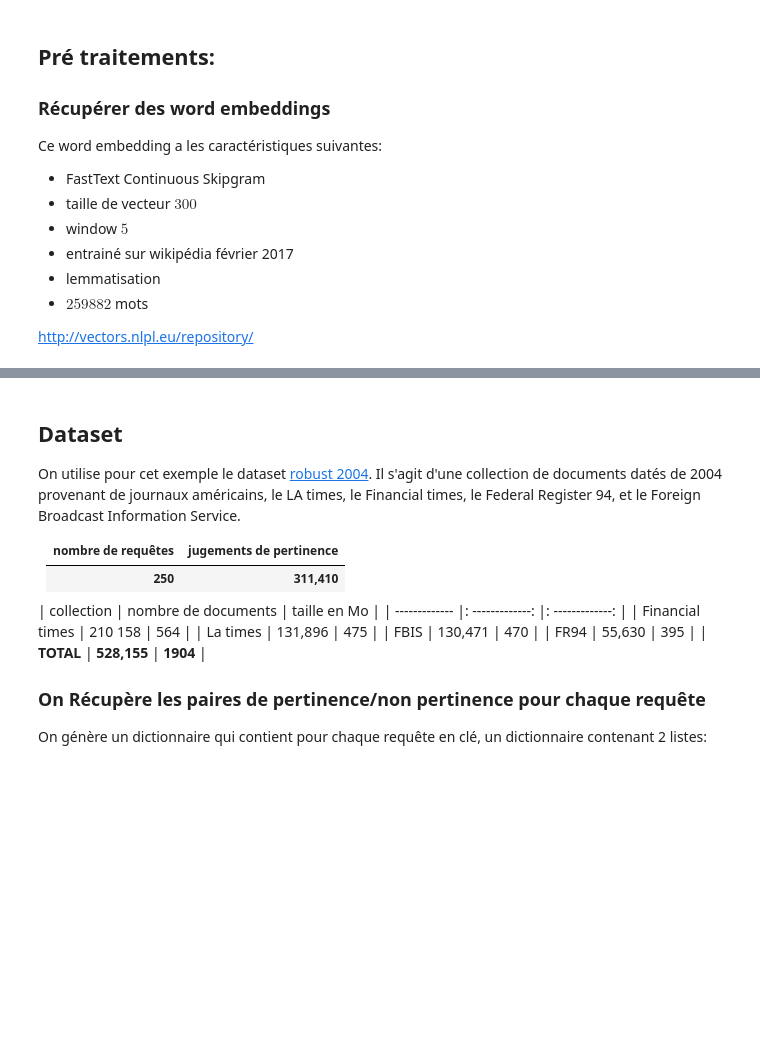
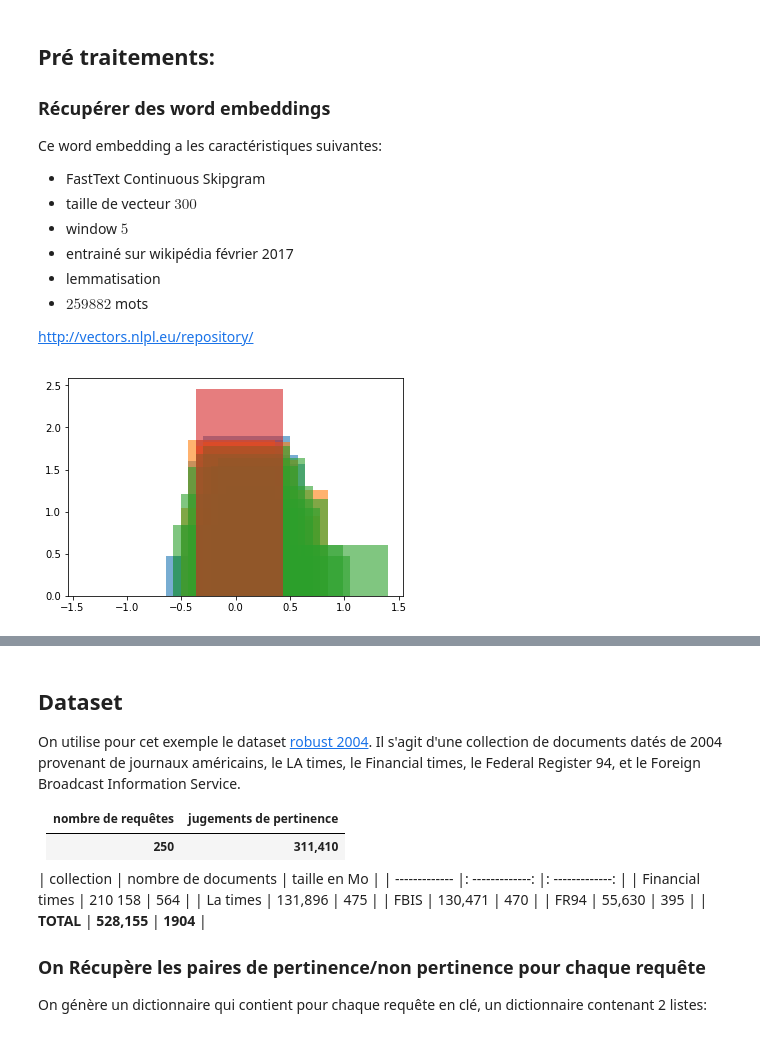
Before and after one commit to ismaelbonneau/semantic_deep_neuralIR, a Jupyter notebook: DRMM.ipynb, the cells around one changed output, grey strips where cells are left out. Drawn from its saved outputs; the diff is of its cells as text; code cells hidden in the pictures; blank space fills up the shorter version.

```diff
--- a/DRMM.ipynb
+++ b/DRMM.ipynb
@@ -74,6 +74,14 @@ Ce word embedding a les caractéristiques suivantes:
 http://vectors.nlpl.eu/repository/
 # %%
 interractions = np.load("saved_data/{}_interractions.npy".format("307"))
+# %%
+plt.bar(np.linspace(-1, 1, num=30), interractions[30][0], alpha=0.6)
+plt.bar(np.linspace(-1, 1, num=30), interractions[30][1], alpha=0.6)
+plt.bar(np.linspace(-1, 1, num=30), interractions[30][2], alpha=0.6)
+plt.bar(np.linspace(-1, 1, num=30), interractions[30][3], alpha=0.6)
+plt.show()
+# %% [output]
+[figure, added]
 # %%
 plt.bar(np.linspace(-1, 1, num=30), interractions[31][0], alpha=0.6)
 plt.bar(np.linspace(-1, 1, num=30), interractions[31][1], alpha=0.6)
```
Also changed, not shown: parts of 5 cells of this notebook, 2 other files.
